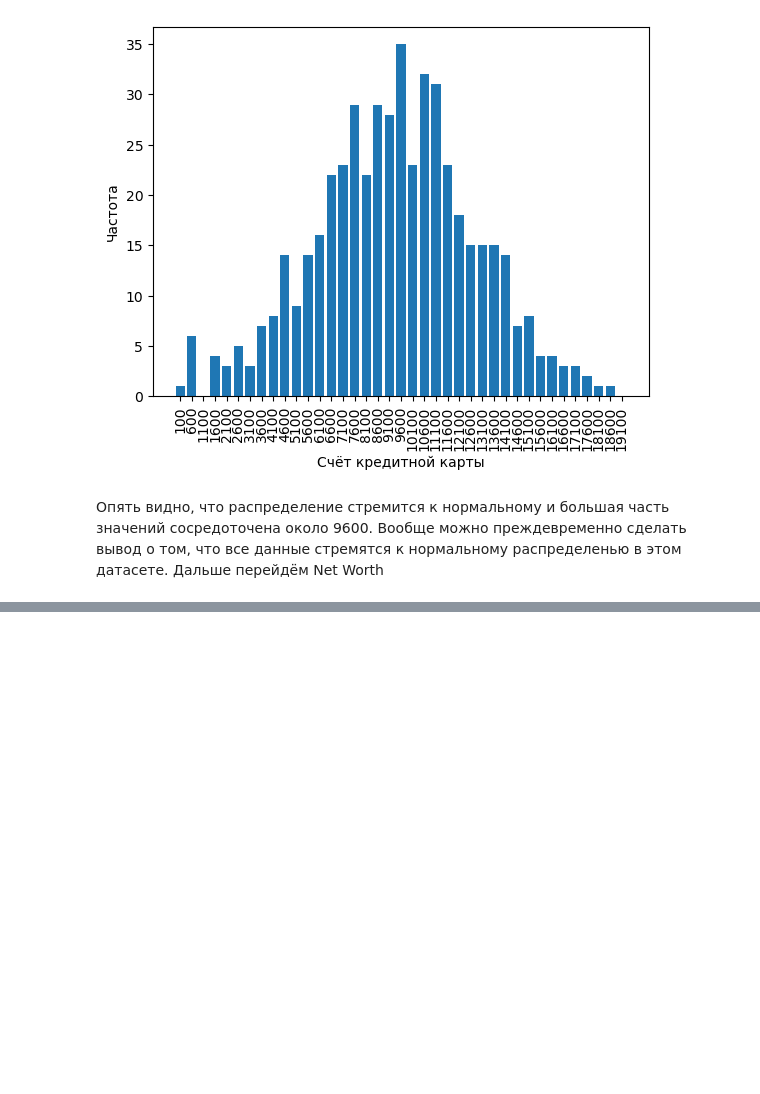
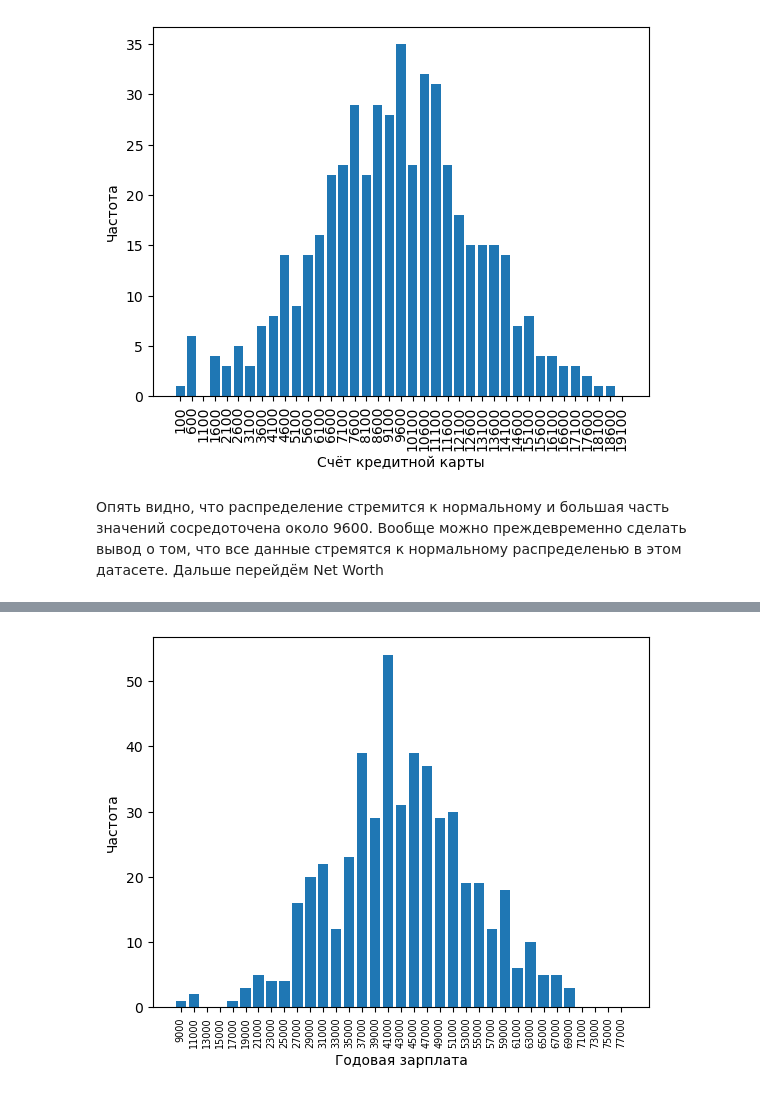
Before and after one commit to KorolevIvanMi/ML, a Jupyter notebook: labs/lab1.ipynb, the cells around one changed output, grey strips where cells are left out. Drawn from its saved outputs; the diff is of its cells as text; code cells hidden in the pictures; blank space fills up the shorter version.

```diff
--- a/labs/lab1.ipynb
+++ b/labs/lab1.ipynb
@@ -212,0 +271,4 @@ net
+# %%
+car_purchase_amount_origin = ds_original["Car Purchase Amount"].value_counts()
+car_purchase_amount_origin = car_purchase_amount_origin.sort_index()
+car_purchase_amount_origin
@@ -212,0 +289,13 @@ net
+# %%
+a = 2000
+bins = range(9000, 80000, a)
+labels = [str(x) for x in bins[:-1]]
+car_purchase_amount_groped_origin =  pd.cut(car_purchase_amount_origin.index, bins=bins, labels=labels).value_counts()
+# %%
+plt.bar(car_purchase_amount_groped_origin.index, car_purchase_amount_groped_origin.values)
+plt.xlabel("Годовая зарплата")
+plt.ylabel("Частота")
+plt.xticks(rotation=90, fontsize=7)
+plt.show()
+# %% [output]
+[figure, added]
```
Also changed, not shown: parts of 44 cells of this notebook, 1 other file.
